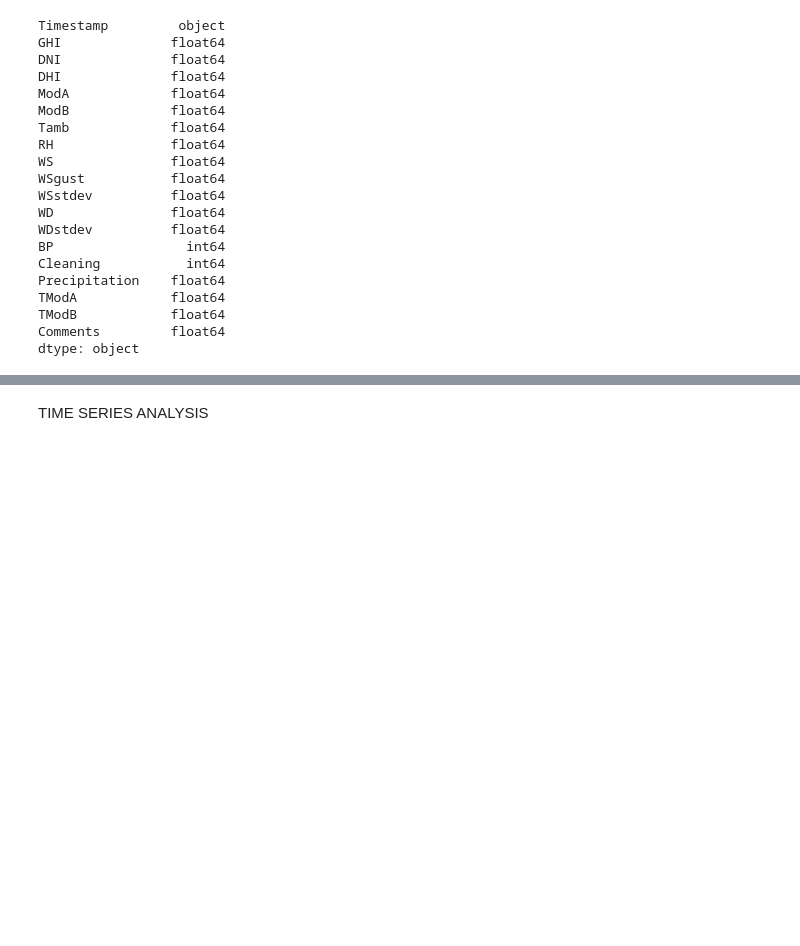
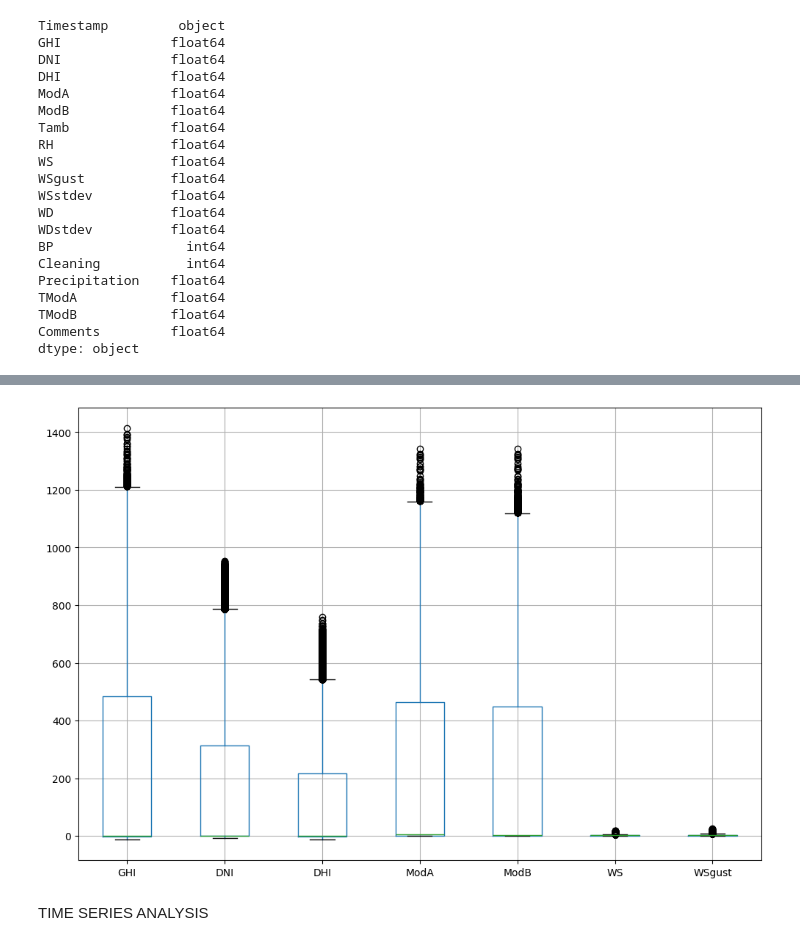
Before and after one commit to DiboraEyasuE/solar-challenge-week0, a Jupyter notebook: notebooks/benin_eda.ipynb, the cells around one changed output, grey strips where cells are left out. Drawn from its saved outputs; the diff is of its cells as text; code cells hidden in the pictures; blank space fills up the shorter version.

Commit message:
Computed time series data analysis for key columns

```diff
--- a/notebooks/benin_eda.ipynb
+++ b/notebooks/benin_eda.ipynb
@@ -76,5 +76,10 @@ benin_copy['Outliers'] = outliers
 # %%
 # export the cleaned data as a csv file
 benin_copy.to_csv('../data/benin_data_cleaned.csv', index=False)
+# %%
+# plot boxplot for numeric cols
+benin_copy.boxplot(key_columns,figsize=(12,8));
+# %% [output]
+[figure, added]
 # %% [markdown]
 TIME SERIES ANALYSIS
```
Also changed, not shown: parts of 11 cells of this notebook.
